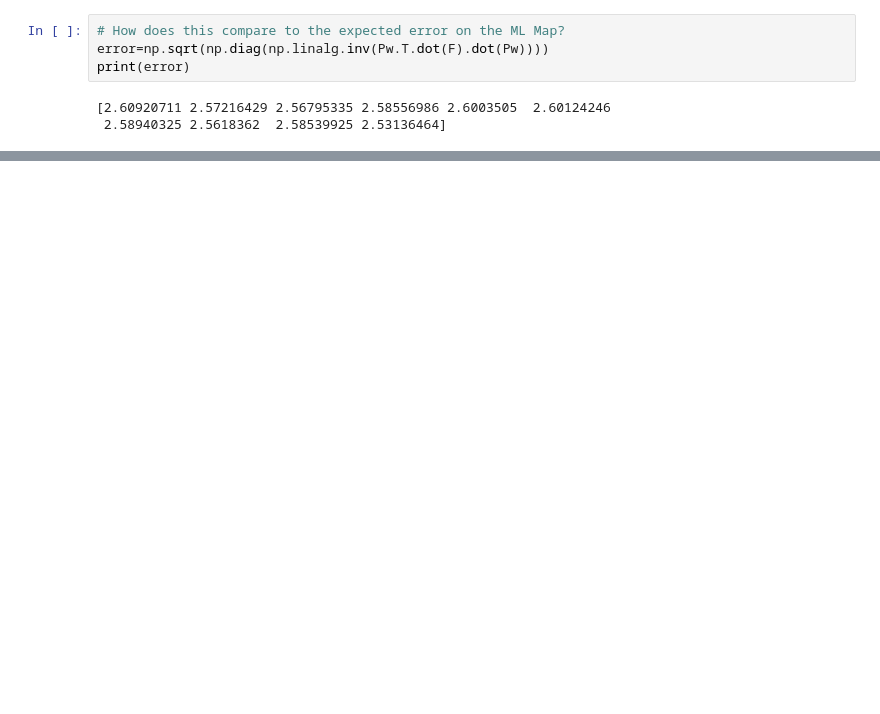
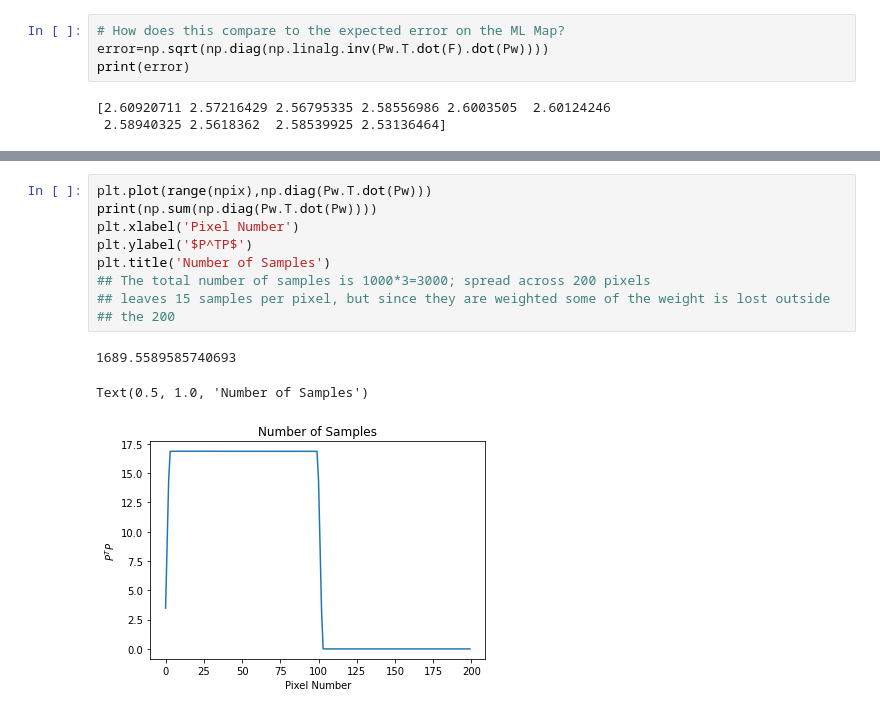
Before and after one commit to dodelson/SPT, a Jupyter notebook: Naess.ipynb, the cells around one changed output, grey strips where cells are left out. Drawn from its saved outputs; the diff is of its cells as text; blank space fills up the shorter version.

```diff
--- a/Naess.ipynb
+++ b/Naess.ipynb
@@ -259,0 +317,13 @@ so if one pixel has large noise so will all the others and all will give a simil
+# %%
+plt.plot(range(npix),np.diag(Pw.T.dot(Pw)))
+print(np.sum(np.diag(Pw.T.dot(Pw))))
+plt.xlabel('Pixel Number')
+plt.ylabel('$P^TP$')
+plt.title('Number of Samples')
+## The total number of samples is 1000*3=3000; spread across 200 pixels
+## leaves 15 samples per pixel, but since they are weighted some of the weight is lost outside
+## the 200
+# %% [output]
+1689.5589585740693
+Text(0.5, 1.0, 'Number of Samples')
+[figure, added]
```
Also changed, not shown: parts of 23 cells of this notebook.
